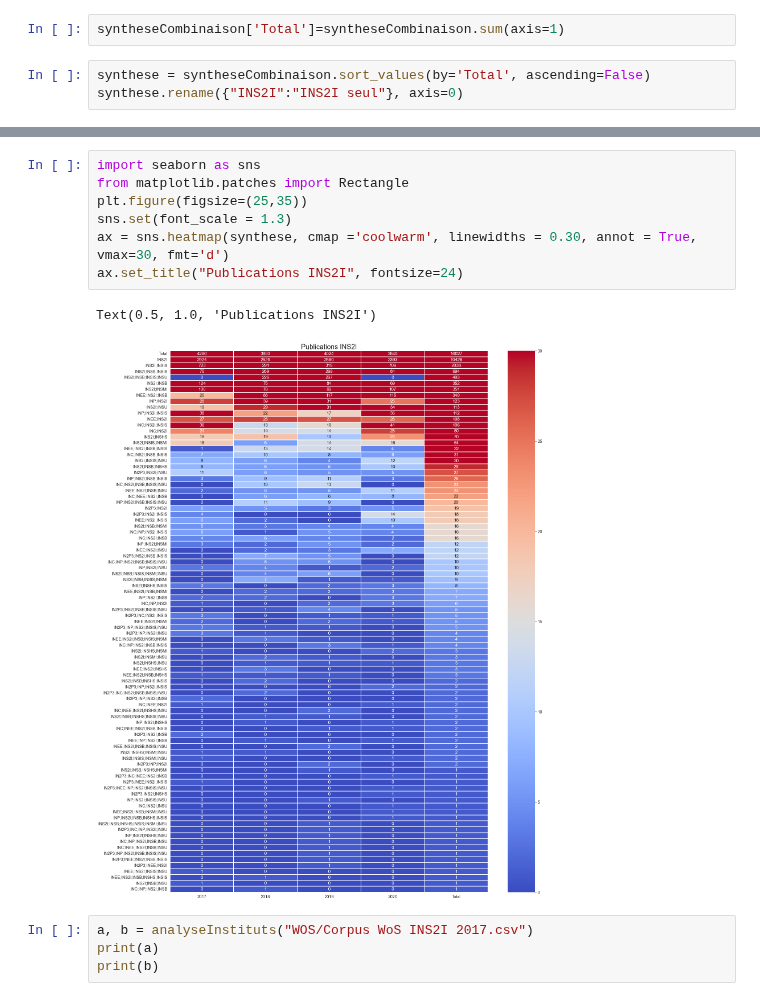
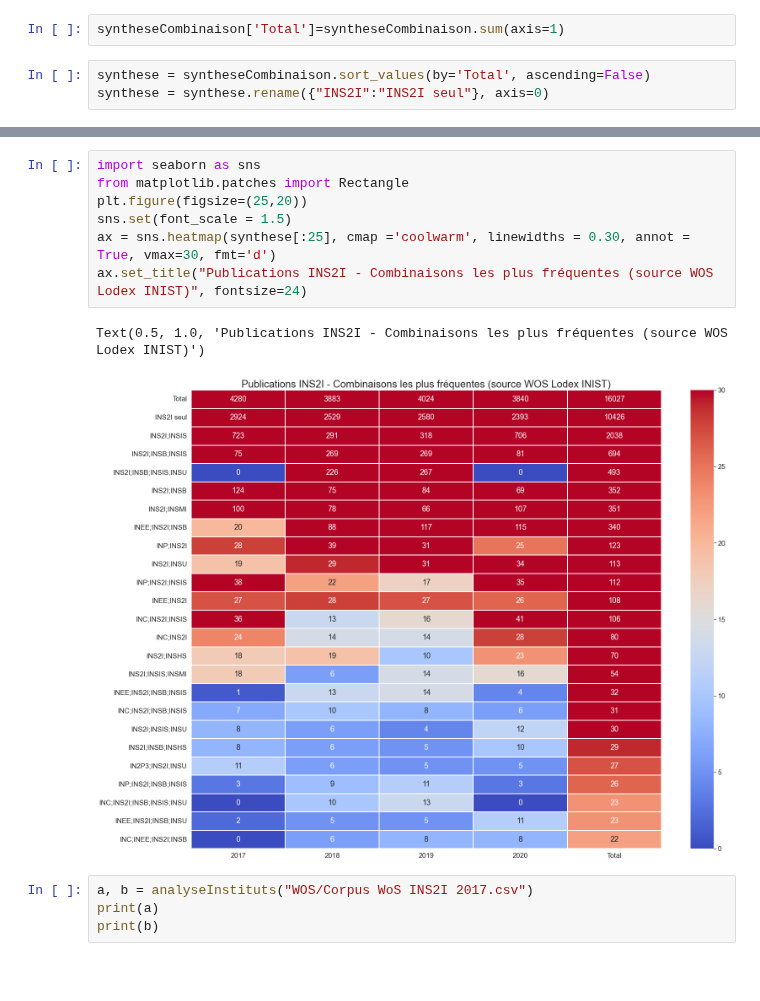
Before and after one commit to pbellot/HALPublications, a Jupyter notebook: WOS_Lodex.ipynb, the cells around one changed output, grey strips where cells are left out. Saved outputs shown, nothing was run; the diff lists cells and outputs as text; blank space fills up the shorter version.

Commit message:
publis inter-instituts

```diff
--- a/WOS_Lodex.ipynb
+++ b/WOS_Lodex.ipynb
@@ -60,4 +60,4 @@ syntheseCombinaison.loc["Total"] = syntheseCombinaison.sum()
 syntheseCombinaison['Total']=syntheseCombinaison.sum(axis=1)
 # %%
 synthese = syntheseCombinaison.sort_values(by='Total', ascending=False)
-synthese.rename({"INS2I":"INS2I seul"}, axis=0)
+synthese = synthese.rename({"INS2I":"INS2I seul"}, axis=0)
@@ -78,13 +64,13 @@ synthese.rename({"INS2I":"INS2I seul"}, axis=0)
 # %%
 import seaborn as sns
 from matplotlib.patches import Rectangle
-plt.figure(figsize=(25,35))
-sns.set(font_scale = 1.3)
-ax = sns.heatmap(synthese, cmap ='coolwarm', linewidths = 0.30, annot = True, vmax=30, fmt='d')
-ax.set_title("Publications INS2I", fontsize=24)
+plt.figure(figsize=(25,20))
+sns.set(font_scale = 1.5)
+ax = sns.heatmap(synthese[:25], cmap ='coolwarm', linewidths = 0.30, annot = True, vmax=30, fmt='d')
+ax.set_title("Publications INS2I - Combinaisons les plus fréquentes (source WOS Lodex INIST)", fontsize=24)
 # %% [output]
-Text(0.5, 1.0, 'Publications INS2I')
+Text(0.5, 1.0, 'Publications INS2I - Combinaisons les plus fréquentes (source WOS Lodex INIST)')
-[figure, old version]
+[figure, new version]
 # %%
 a, b = analyseInstituts("WOS/Corpus WoS INS2I 2017.csv")
 print(a)
```
Also changed, not shown: parts of 2 cells of this notebook.
